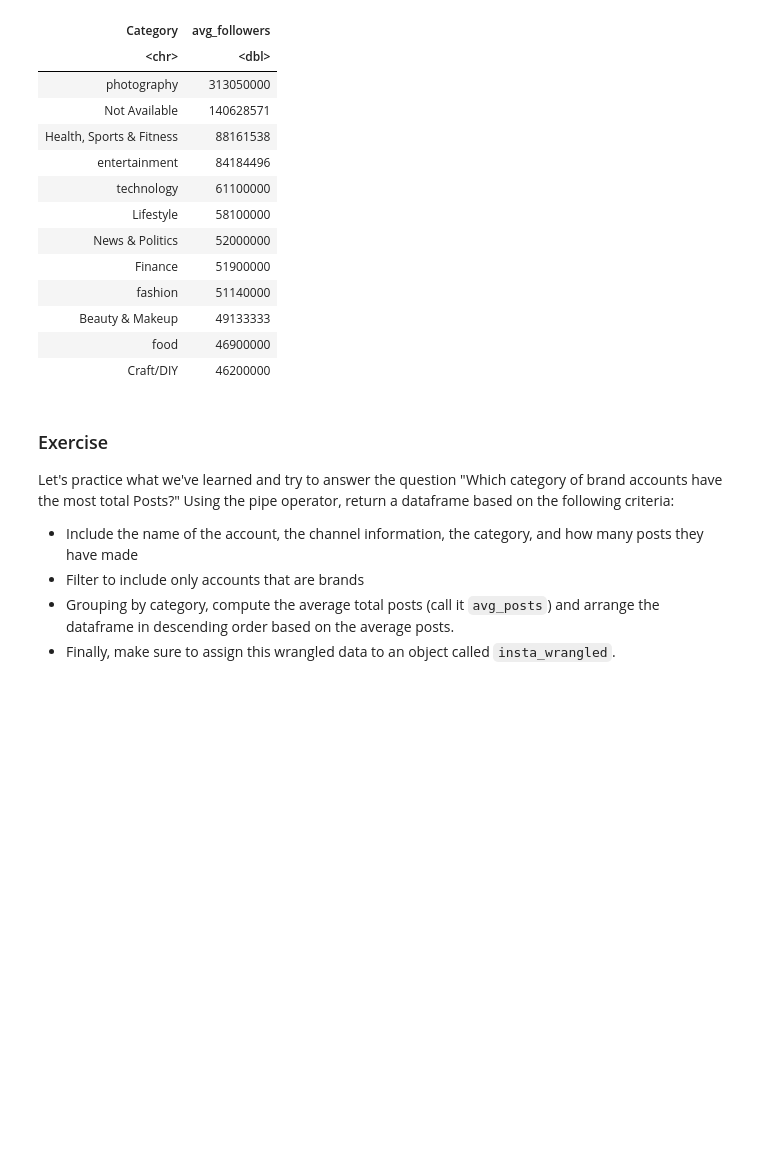
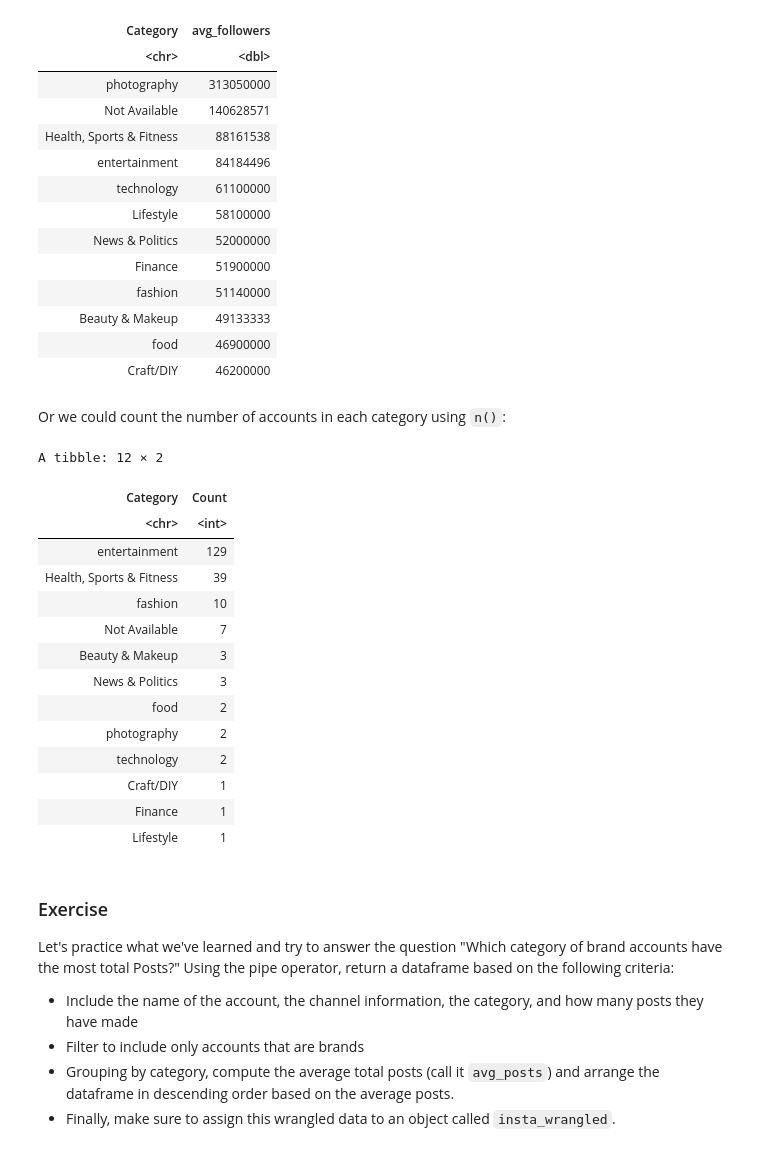
Before and after one commit to katieburak/girls-in-DS, a Jupyter notebook: _build/jupyter_execute/notes/day1.ipynb, the cells around one changed output. Cells and saved outputs as stored; diff of their text form; code cells hidden in the pictures; blank space fills up the shorter version.

```diff
--- a/_build/jupyter_execute/notes/day1.ipynb
+++ b/_build/jupyter_execute/notes/day1.ipynb
@@ -786,6 +786,29 @@ A tibble: 12 × 2
 | Beauty & Makeup | 49133333 |
 | food | 46900000 |
 | Craft/DIY | 46200000 |
+# %% [markdown]
+Or we could count the number of accounts in each category using `n()`:
+# %%
+insta |>
+    group_by(Category) |>
+    summarize(Count = n()) |>
+    arrange(by = desc(Count))
+# %% [output]
+A tibble: 12 × 2
+| Category | Count |
+| <chr> | <int> |
+| entertainment | 129 |
+| Health, Sports & Fitness | 39 |
+| fashion | 10 |
+| Not Available | 7 |
+| Beauty & Makeup | 3 |
+| News & Politics | 3 |
+| food | 2 |
+| photography | 2 |
+| technology | 2 |
+| Craft/DIY | 1 |
+| Finance | 1 |
+| Lifestyle | 1 |
 # %% [markdown]
 ### Exercise
 
```
Also changed, not shown: parts of 2 cells of this notebook, 25 other files.
